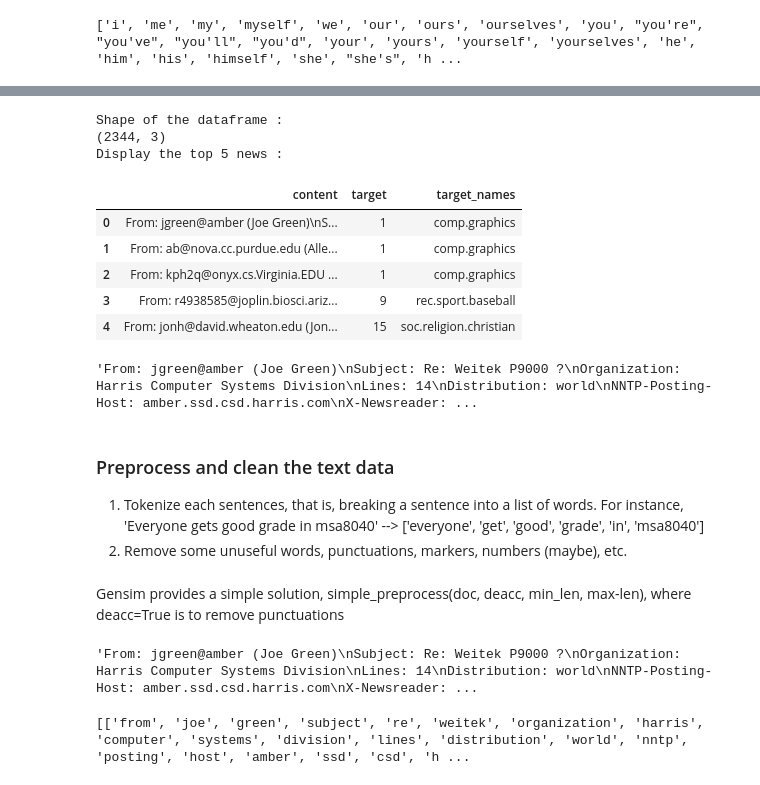
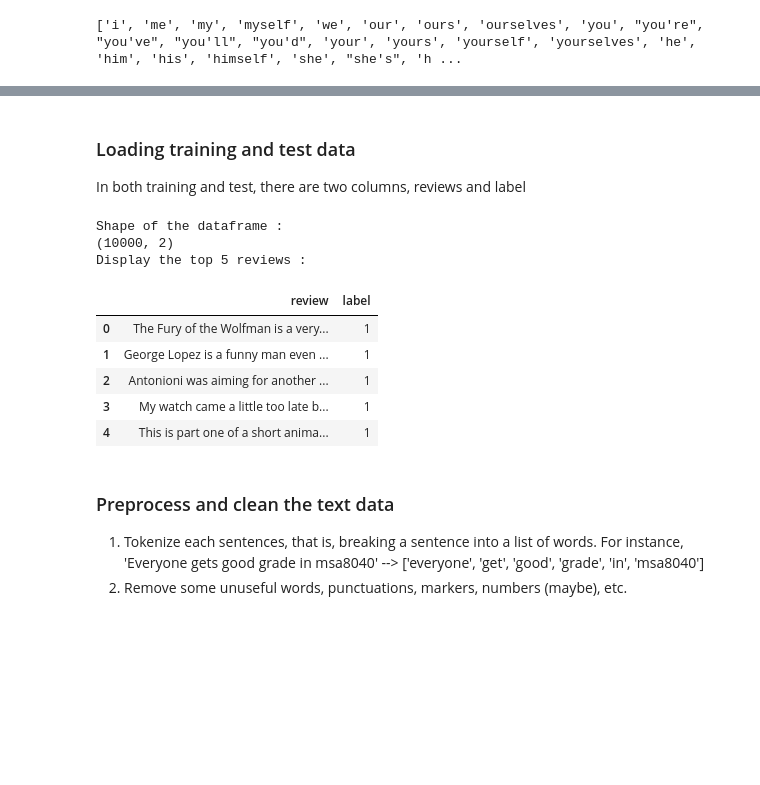
Before and after one commit to houpingx/DataManagement, a Jupyter notebook: Textual_Analysis_Topic_Modeling.ipynb, the cells around one changed output, grey strips where cells are left out. Saved outputs shown, nothing was run; the diff lists cells and outputs as text; code cells hidden in the pictures; blank space fills up the shorter version.

```diff
--- a/Textual_Analysis_Topic_Modeling.ipynb
+++ b/Textual_Analysis_Topic_Modeling.ipynb
@@ -67,19 +54,0 @@ print(stop_words)
-# %%
-data = pd.read_json('https://raw.githubusercontent.com/houpingx/houpingx.github.io/main/DB/newsgroups.json')
-# select news from five topics (target_names): 'comp.graphics', 'rec.sport.baseball', 'talk.politics.mideast', 'soc.religion.christian'
-data = data.loc[data.target_names.isin(['comp.graphics', 'rec.sport.baseball', 'talk.politics.mideast', 'soc.religion.christian']) , :]
-data = data.reset_index(drop=True)
-print('Shape of the dataframe :')
-print(data.shape)
-print('Display the top 5 news :')
-data.head(5)
-# %% [output]
-Shape of the dataframe :
-(2344, 3)
-Display the top 5 news :
-|  | content | target | target_names |
-| 0 | From: jgreen@amber (Joe Green)\nS... | 1 | comp.graphics |
-| 1 | From: ab@nova.cc.purdue.edu (Alle... | 1 | comp.graphics |
-| 2 | From: kph2q@onyx.cs.Virginia.EDU ... | 1 | comp.graphics |
-| 3 | From: r4938585@joplin.biosci.ariz... | 9 | rec.sport.baseball |
-| 4 | From: jonh@david.wheaton.edu (Jon... | 15 | soc.religion.christian |
@@ -89,12 +55,27 @@ corpus_raw = data.content.values.tolist()
-# %%
-corpus_raw[0]
-# %% [output]
-'From: jgreen@amber (Joe Green)\nSubject: Re: Weitek P9000 ?\nOrganization: Harris Computer Systems Division\nLines: 14\nDistribution: world\nNNTP-Posting-Host: amber.ssd.csd.harris.com\nX-Newsreader: ...
+# %% [markdown]
+### Loading training and test data
+In both training and test, there are two columns, reviews and label
+# %%
+training = pd.read_csv('https://raw.githubusercontent.com/houpingx/houpingx.github.io/main/DB/training.csv')
+test = pd.read_csv('https://raw.githubusercontent.com/houpingx/houpingx.github.io/main/DB/test.csv')
+# %%
+print('Shape of the dataframe :')
+print(training.shape)
+print('Display the top 5 reviews :')
+training.head(5)
+# %% [output]
+Shape of the dataframe :
+(10000, 2)
+Display the top 5 reviews :
+|  | review | label |
+| 0 | The Fury of the Wolfman is a very... | 1 |
+| 1 | George Lopez is a funny man even ... | 1 |
+| 2 | Antonioni was aiming for another ... | 1 |
+| 3 | My watch came a little too late b... | 1 |
+| 4 | This is part one of a short anima... | 1 |
 # %% [markdown]
 ### Preprocess and clean the text data
 
 
 1.   Tokenize each sentences, that is, breaking a sentence into a list of words. For instance, 'Everyone gets good grade in msa8040' --> ['everyone', 'get', 'good', 'grade', 'in', 'msa8040']
 2.   Remove some unuseful words, punctuations, markers, numbers (maybe), etc.
-# %% [markdown]
-Gensim provides a simple solution, simple_preprocess(doc, deacc, min_len, max-len), where deacc=True is to remove punctuations
@@ -110,9 +81,0 @@ def tokenize_sentence(sentences):
-# %%
-data.content[0]
-# %% [output]
-'From: jgreen@amber (Joe Green)\nSubject: Re: Weitek P9000 ?\nOrganization: Harris Computer Systems Division\nLines: 14\nDistribution: world\nNNTP-Posting-Host: amber.ssd.csd.harris.com\nX-Newsreader: ...
-# %%
-# check the example of how the result looks like
-print(list(tokenize_sentence([data.content[0]])))
-# %% [output]
-[['from', 'joe', 'green', 'subject', 're', 'weitek', 'organization', 'harris', 'computer', 'systems', 'division', 'lines', 'distribution', 'world', 'nntp', 'posting', 'host', 'amber', 'ssd', 'csd', 'h ...
```
Also changed, not shown: parts of 104 cells of this notebook.
